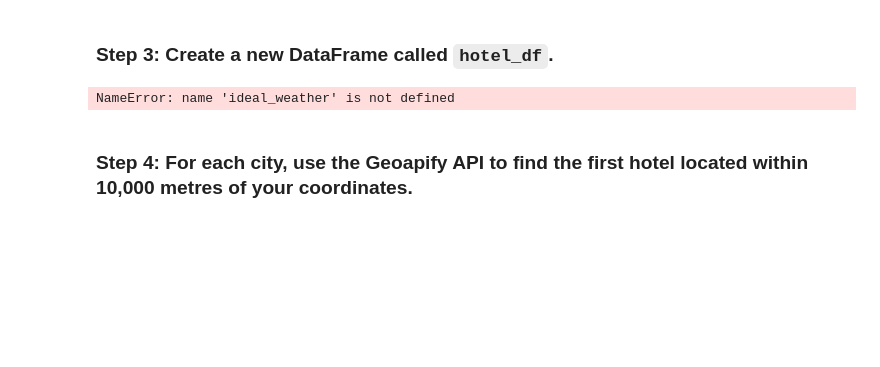
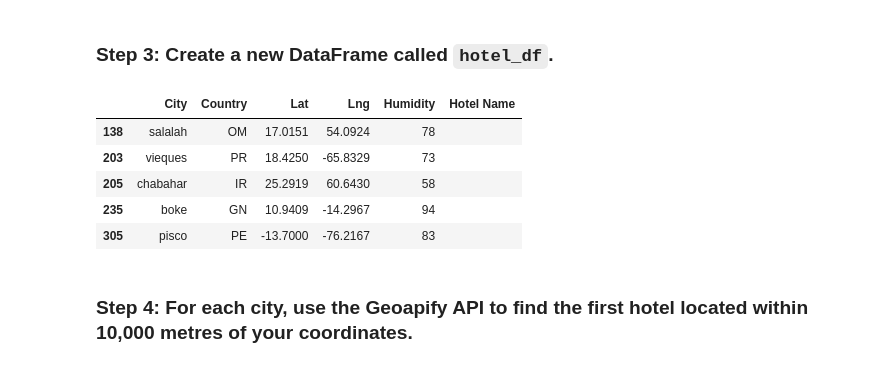
Before and after one commit to Asayuni/python-api-challenge, a Jupyter notebook: WeatherPy/VacationPy.ipynb, the cells around one changed output. Saved outputs shown, nothing was run; the diff lists cells and outputs as text; code cells hidden in the pictures; blank space fills up the shorter version.

```diff
--- a/WeatherPy/VacationPy.ipynb
+++ b/WeatherPy/VacationPy.ipynb
@@ -69,14 +75,19 @@ NameError: name 'city_data_df' is not defined
 # %%
 # Use the Pandas copy function to create DataFrame called hotel_df to store the city, country, coordinates, and humidity
 hotel_df = ideal_weather[["City", "Country", "Lat", "Lng", "Humidity"]].copy()
 
 # Add an empty column, "Hotel Name," to the DataFrame so you can store the hotel found using the Geoapify API
 hotel_df["Hotel Name"] = ""
 
 # Display sample data
-hotel_df["Hotel Name"] = ""
+hotel_df.head()
 # %% [output]
-NameError: name 'ideal_weather' is not defined
+|  | City | Country | Lat | Lng | Humidity | Hotel Name |
+| 138 | salalah | OM | 17.0151 | 54.0924 | 78 |  |
+| 203 | vieques | PR | 18.4250 | -65.8329 | 73 |  |
+| 205 | chabahar | IR | 25.2919 | 60.6430 | 58 |  |
+| 235 | boke | GN | 10.9409 | -14.2967 | 94 |  |
+| 305 | pisco | PE | -13.7000 | -76.2167 | 83 |  |
 # %% [markdown]
 ### Step 4: For each city, use the Geoapify API to find the first hotel located within 10,000 metres of your coordinates.
 # %%
```
Also changed, not shown: parts of 6 cells of this notebook.
